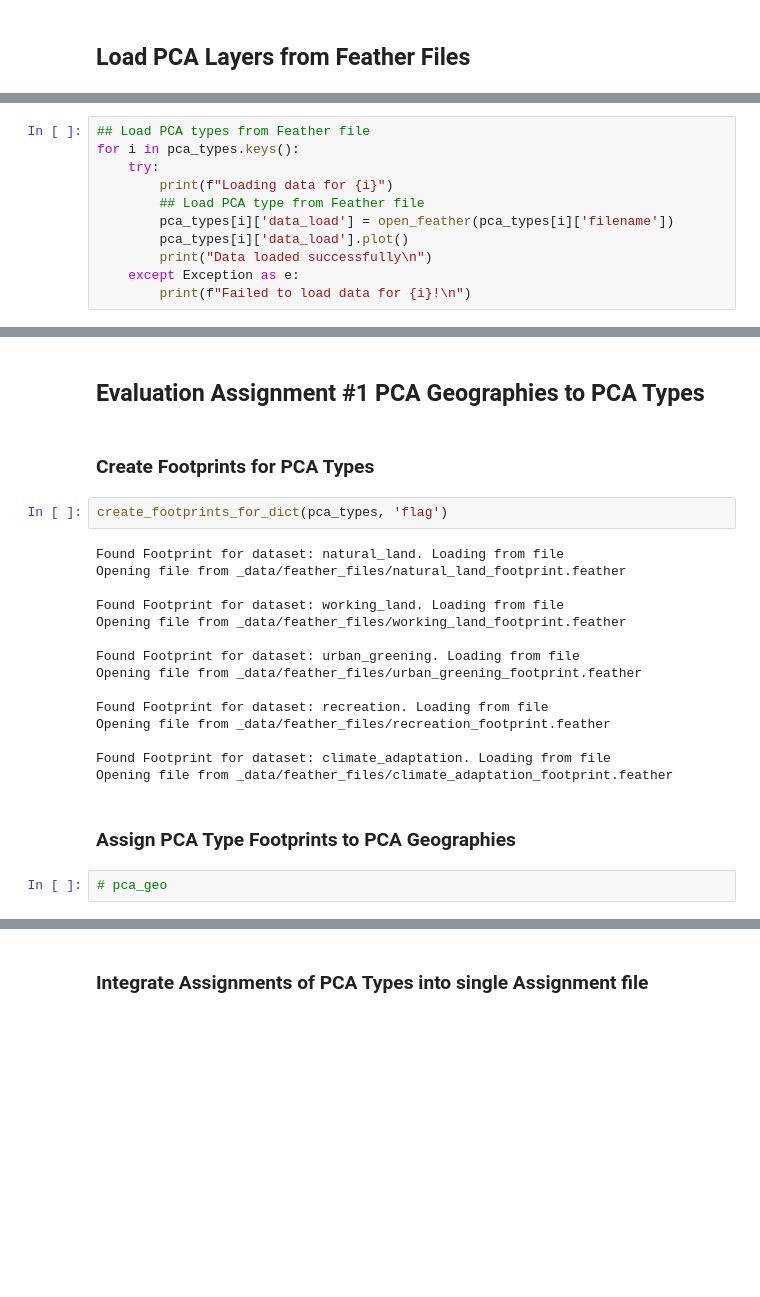
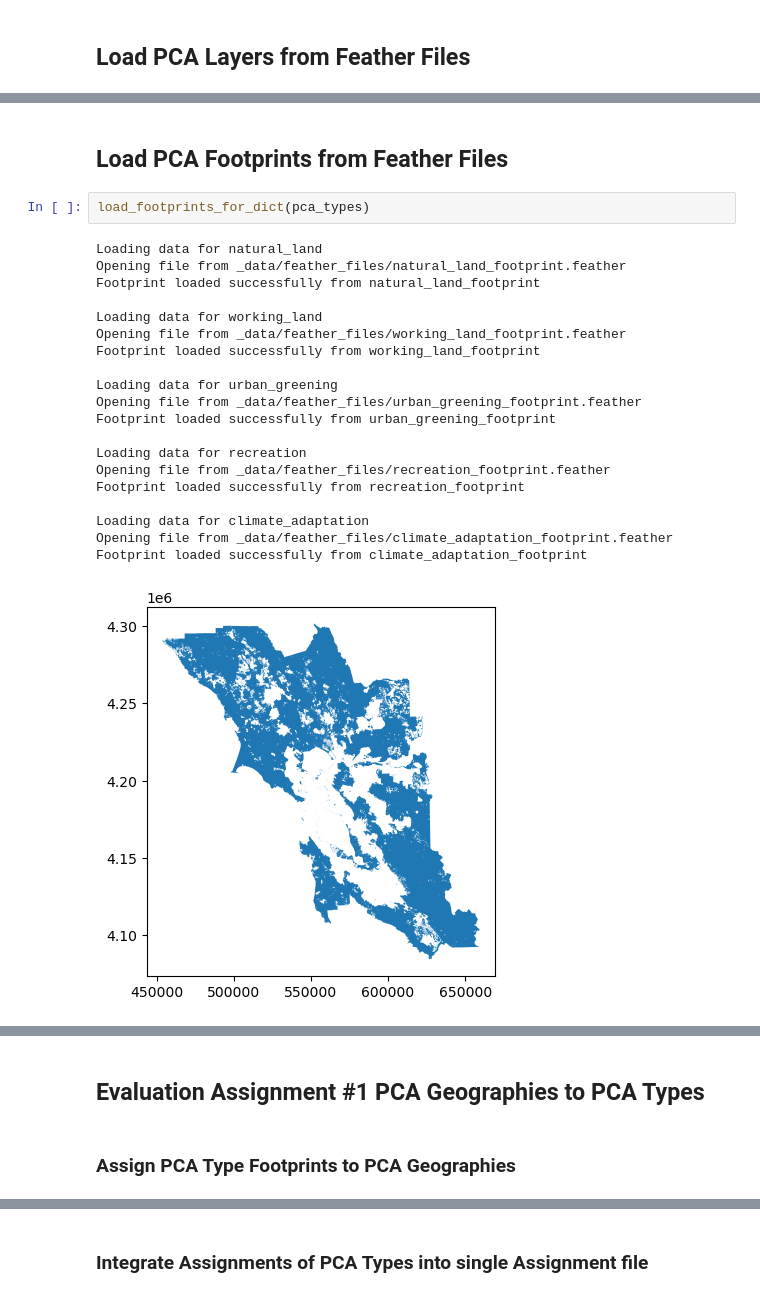
Before and after one commit to BayAreaMetro/PCA-Refresh, a Jupyter notebook: pca-evaluation-tool.ipynb, the cells around one changed output, grey strips where cells are left out. Saved outputs shown, nothing was run; the diff lists cells and outputs as text; blank space fills up the shorter version.

```diff
--- a/pca-evaluation-tool.ipynb
+++ b/pca-evaluation-tool.ipynb
@@ -56,11 +55,0 @@ Opening file from _data/feather_files/pca_shp_integration.feather
-# %%
-## Load PCA types from Feather file
-for i in pca_types.keys():
-    try:
-        print(f"Loading data for {i}")
-        ## Load PCA type from Feather file
-        pca_types[i]['data_load'] = open_feather(pca_types[i]['filename'])
-        pca_types[i]['data_load'].plot()
-        print("Data loaded successfully\n")
-    except Exception as e:
-        print(f"Failed to load data for {i}!\n")
@@ -100,0 +84,25 @@ Opening file from _data/feather_files/ugb.feather
+# %% [markdown]
+## Load PCA Footprints from Feather Files
+# %%
+load_footprints_for_dict(pca_types)
+# %% [output]
+Loading data for natural_land
+Opening file from _data/feather_files/natural_land_footprint.feather
+Footprint loaded successfully from natural_land_footprint
+
+Loading data for working_land
+Opening file from _data/feather_files/working_land_footprint.feather
+Footprint loaded successfully from working_land_footprint
+
+Loading data for urban_greening
+Opening file from _data/feather_files/urban_greening_footprint.feather
+Footprint loaded successfully from urban_greening_footprint
+
+Loading data for recreation
+Opening file from _data/feather_files/recreation_footprint.feather
+Footprint loaded successfully from recreation_footprint
+
+Loading data for climate_adaptation
+Opening file from _data/feather_files/climate_adaptation_footprint.feather
+Footprint loaded successfully from climate_adaptation_footprint
+[figure, added]
@@ -101,25 +113,4 @@ Opening file from _data/feather_files/ugb.feather
 # %% [markdown]
 ## Evaluation Assignment #1 PCA Geographies to PCA Types
-# %% [markdown]
-### Create Footprints for PCA Types
-# %%
-create_footprints_for_dict(pca_types, 'flag')
-# %% [output]
-Found Footprint for dataset: natural_land. Loading from file
-Opening file from _data/feather_files/natural_land_footprint.feather
-
-Found Footprint for dataset: working_land. Loading from file
-Opening file from _data/feather_files/working_land_footprint.feather
-
-Found Footprint for dataset: urban_greening. Loading from file
-Opening file from _data/feather_files/urban_greening_footprint.feather
-
-Found Footprint for dataset: recreation. Loading from file
-Opening file from _data/feather_files/recreation_footprint.feather
-
-Found Footprint for dataset: climate_adaptation. Loading from file
-Opening file from _data/feather_files/climate_adaptation_footprint.feather
 # %% [markdown]
 ### Assign PCA Type Footprints to PCA Geographies
-# %%
-# pca_geo
```
Also changed, not shown: parts of 28 cells of this notebook, 2 other files.
